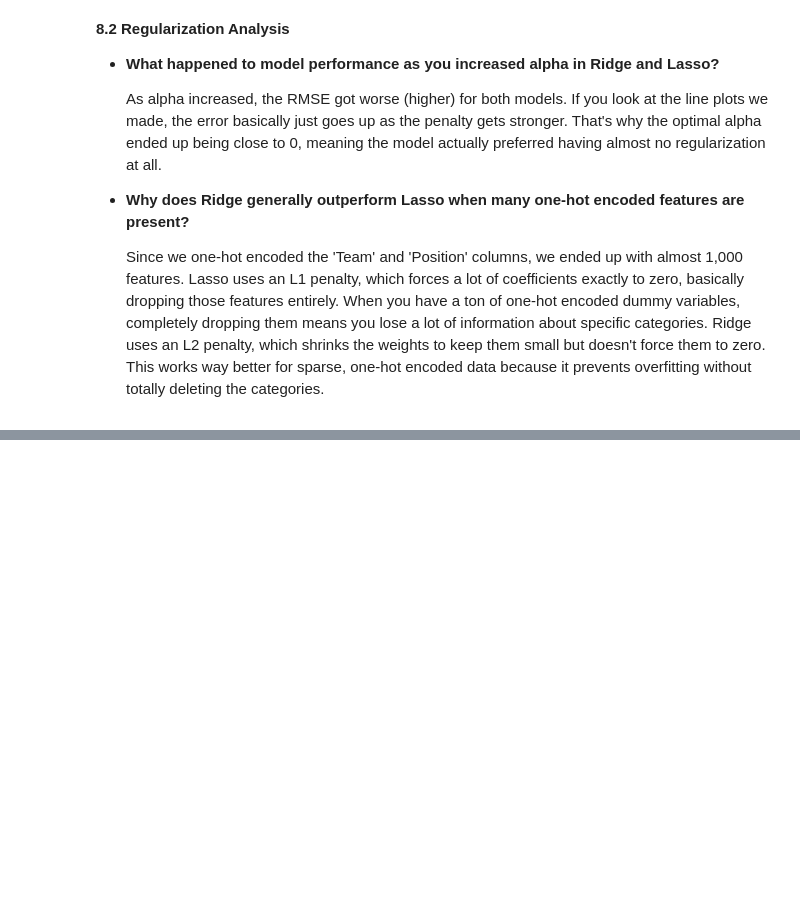
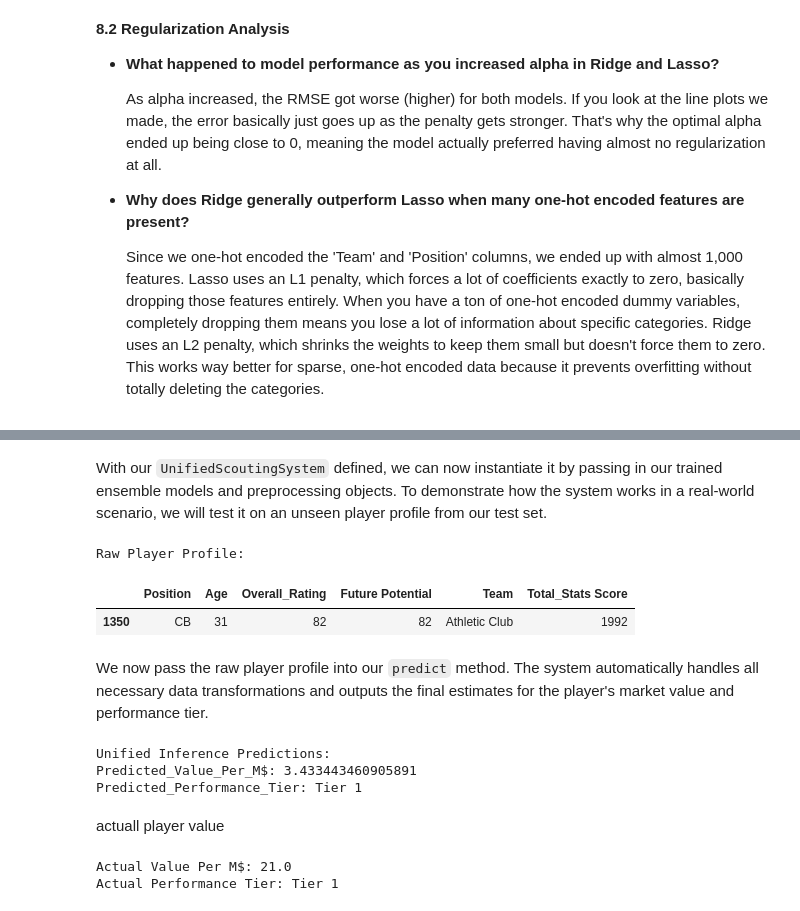
Before and after one commit to Get-Shit-Done-0-0/Machine-2, a Jupyter notebook: FIFA Players Performance Analysis .ipynb, the cells around one changed output, grey strips where cells are left out. Cells and saved outputs as stored; diff of their text form; code cells hidden in the pictures; blank space fills up the shorter version.

```diff
--- a/FIFA Players Performance Analysis .ipynb
+++ b/FIFA Players Performance Analysis .ipynb
@@ -1131,0 +1185,43 @@ print(f"Unified System Classification Test Accuracy: {accuracy_score(y_test_clas
+# %% [markdown]
+With our `UnifiedScoutingSystem` defined, we can now instantiate it by passing in our trained ensemble models and preprocessing objects. To demonstrate how the system works in a real-world scenario, we will test it on an unseen player profile from our test set.
+# %%
+unified_system = UnifiedScoutingSystem(
+    ensemble_reg=ensemble_reg,
+    ensemble_clf=ensemble_clf,
+    scaler=scaler,
+    cat_cols=cat_cols,
+    original_columns=X_train_encoded.columns,
+    label_encoder=le
+)
+
+# Test the unified system with the first row of X_test
+sample_player = X_test.iloc[[1]].copy()
+print("Raw Player Profile:")
+display(sample_player)
+# %% [output]
+Raw Player Profile:
+|  | Position | Age | Overall_Rating | Future Potential | Team | Total_Stats Score |
+| 1350 | CB | 31 | 82 | 82 | Athletic Club | 1992 |
+# %% [markdown]
+We now pass the raw player profile into our `predict` method. The system automatically handles all necessary data transformations and outputs the final estimates for the player's market value and performance tier.
+# %%
+predictions = unified_system.predict(sample_player)
+print("\nUnified Inference Predictions:")
+for key, val in predictions.items():
+    print(f"{key}: {val[0]}")
+# %% [output]
+Unified Inference Predictions:
+Predicted_Value_Per_M$: 3.433443460905891
+Predicted_Performance_Tier: Tier 1
+# %% [markdown]
+actuall player value
+# %%
+actual_value = y_test.iloc[1]
+actual_tier_encoded = y_test_classification_encoded[1]
+actual_tier = le.inverse_transform([actual_tier_encoded])[0]
+
+print(f"Actual Value Per M$: {actual_value}")
+print(f"Actual Performance Tier: {actual_tier}")
+# %% [output]
+Actual Value Per M$: 21.0
+Actual Performance Tier: Tier 1
```
Also changed, not shown: parts of 46 cells of this notebook, 1 other file.
